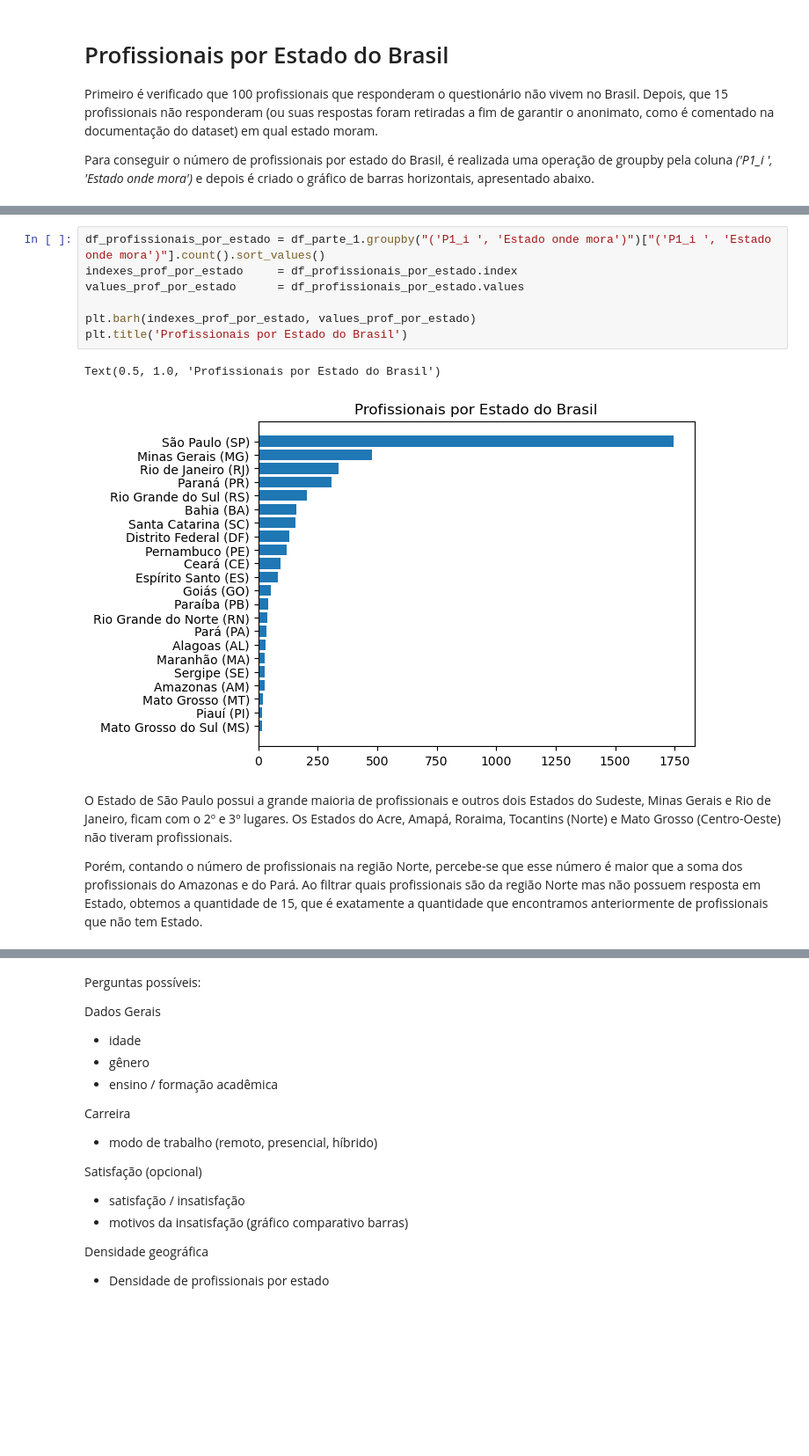
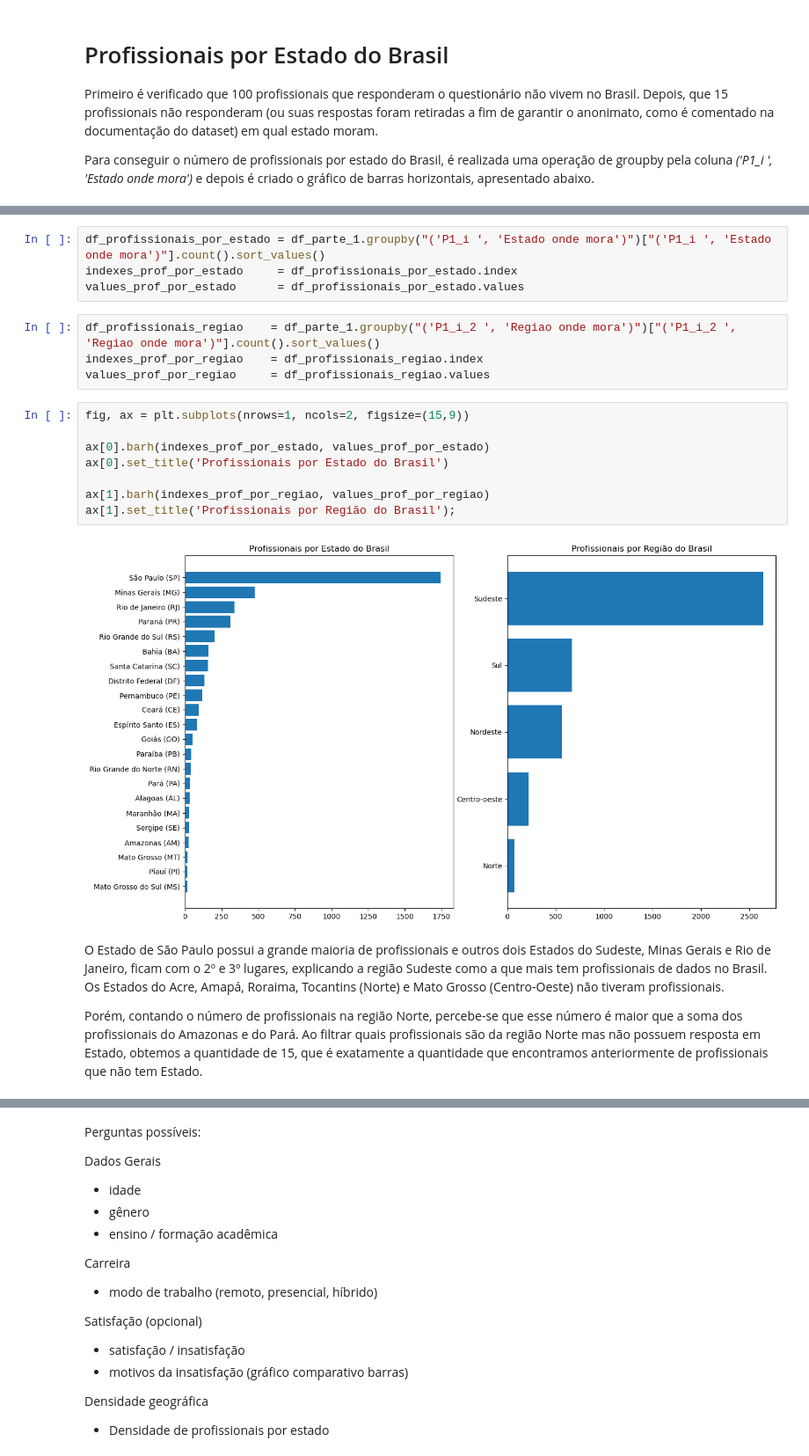
Before and after one commit to dallaqua/Trabalho_Santander_Coders_TPI, a Jupyter notebook: analise_mercado_dados_2022.ipynb, the cells around one changed output, grey strips where cells are left out. Shown at 88% size. Saved outputs shown, nothing was run; the diff lists cells and outputs as text; blank space fills up the shorter version.

Commit message:
Update profissionais por estado e por área de formação

```diff
--- a/analise_mercado_dados_2022.ipynb
+++ b/analise_mercado_dados_2022.ipynb
@@ -185,13 +185,21 @@ Número de profissionais que não tem Estado: 15
 df_profissionais_por_estado = df_parte_1.groupby("('P1_i ', 'Estado onde mora')")["('P1_i ', 'Estado onde mora')"].count().sort_values()
 indexes_prof_por_estado     = df_profissionais_por_estado.index
 values_prof_por_estado      = df_profissionais_por_estado.values
-
-plt.barh(indexes_prof_por_estado, values_prof_por_estado)
-plt.title('Profissionais por Estado do Brasil')
-# %% [output]
-Text(0.5, 1.0, 'Profissionais por Estado do Brasil')
-[figure, removed]
+# %%
+df_profissionais_regiao    = df_parte_1.groupby("('P1_i_2 ', 'Regiao onde mora')")["('P1_i_2 ', 'Regiao onde mora')"].count().sort_values()
+indexes_prof_por_regiao    = df_profissionais_regiao.index
+values_prof_por_regiao     = df_profissionais_regiao.values
+# %%
+fig, ax = plt.subplots(nrows=1, ncols=2, figsize=(15,9))
+
+ax[0].barh(indexes_prof_por_estado, values_prof_por_estado)
+ax[0].set_title('Profissionais por Estado do Brasil')
+
+ax[1].barh(indexes_prof_por_regiao, values_prof_por_regiao)
+ax[1].set_title('Profissionais por Região do Brasil');
+# %% [output]
+[figure, added]
 # %% [markdown]
-O Estado de São Paulo possui a grande maioria de profissionais e outros dois Estados do Sudeste, Minas Gerais e Rio de Janeiro, ficam com o 2º e 3º lugares. Os Estados do Acre, Amapá, Roraima, Tocantins (Norte) e Mato Grosso (Centro-Oeste) não tiveram profissionais.
+O Estado de São Paulo possui a grande maioria de profissionais e outros dois Estados do Sudeste, Minas Gerais e Rio de Janeiro, ficam com o 2º e 3º lugares, explicando a região Sudeste como a que mais tem profissionais de dados no Brasil. Os Estados do Acre, Amapá, Roraima, Tocantins (Norte) e Mato Grosso (Centro-Oeste) não tiveram profissionais.
 
 Porém, contando o número de profissionais na região Norte, percebe-se que esse número é maior que a soma dos profissionais do Amazonas e do Pará. Ao filtrar quais profissionais são da região Norte mas não possuem resposta em Estado, obtemos a quantidade de 15, que é exatamente a quantidade que encontramos anteriormente de profissionais que não tem Estado.
```
Also changed, not shown: parts of 11 cells of this notebook.
